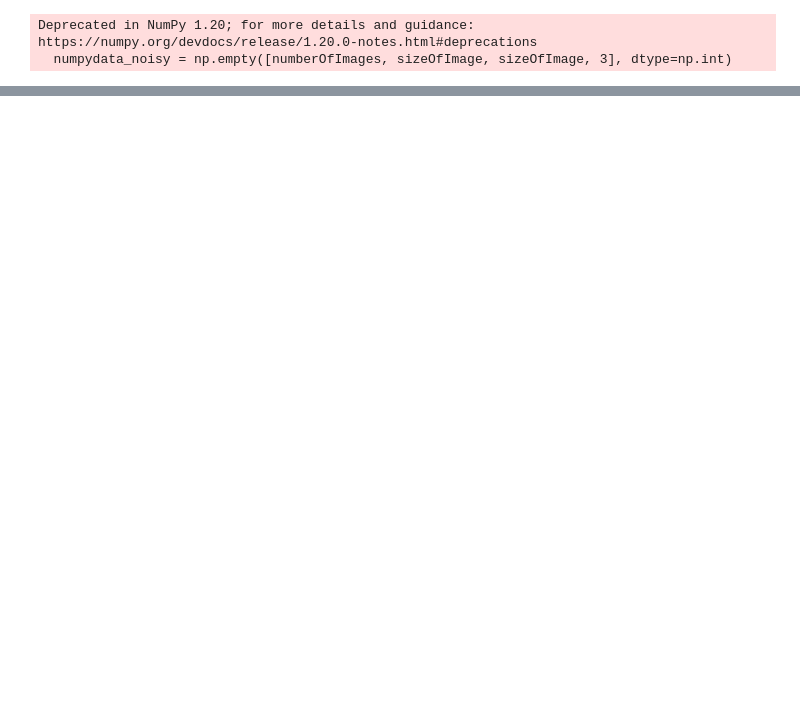
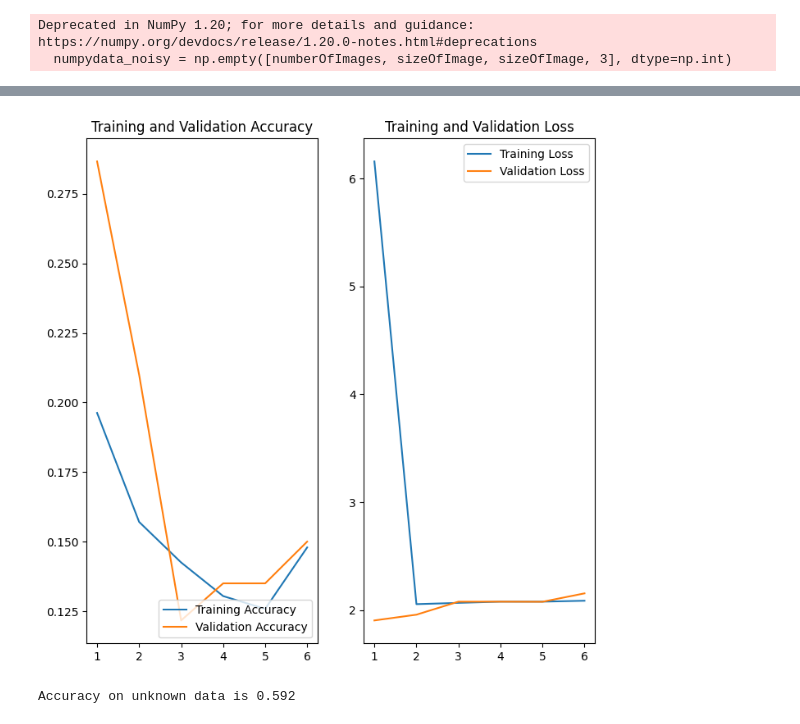
Before and after one commit to ghanbarifereshteh/singlecolorprj, a Jupyter notebook: noisysinglecolornew.ipynb, the cells around one changed output, grey strips where cells are left out. Cells and saved outputs as stored; diff of their text form; code cells hidden in the pictures; blank space fills up the shorter version.

```diff
--- a/noisysinglecolornew.ipynb
+++ b/noisysinglecolornew.ipynb
@@ -398,0 +362,2 @@ weighted avg       0.47      0.47      0.47       250
+# %%
+history45 = compileModel(45)
@@ -398,0 +382,8 @@ weighted avg       0.47      0.47      0.47       250
+# %%
+plot(history45)
+# %% [output]
+[figure, added]
+# %%
+result45 = CompileSVM(numpydata_test45,labels_test45)
+# %% [output]
+Accuracy on unknown data is 0.592
```
Also changed, not shown: parts of 74 cells of this notebook.
